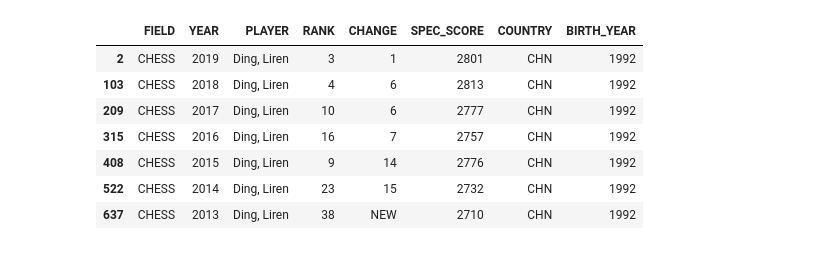
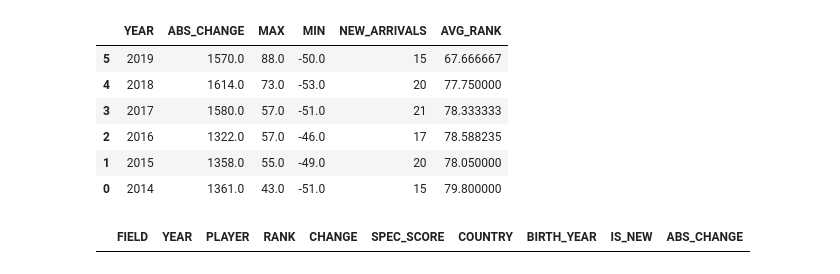
Before and after one commit to jwitt88/ssbm-data-analysis, a Jupyter notebook: rank_sandbox.py.ipynb, the cells around one changed output. Saved outputs shown, nothing was run; the diff lists cells and outputs as text; code cells hidden in the pictures.

```diff
--- a/rank_sandbox.py.ipynb
+++ b/rank_sandbox.py.ipynb
@@ -62,0 +179,4 @@ See the caveats in the documentation: http://pandas.pydata.org/pandas-docs/stabl
+# %%
+df_holdme = df.dropna(subset=['ABS_CHANGE'], axis=0)
+# %%
+df['ABS_CHANGE'] = df_holdme['ABS_CHANGE'].abs()
@@ -62,0 +203,2 @@ See the caveats in the documentation: http://pandas.pydata.org/pandas-docs/stabl
+# %%
+df['CHANGE'] = pd.to_numeric(df['CHANGE'], errors='coerce')
@@ -62,0 +240,10 @@ See the caveats in the documentation: http://pandas.pydata.org/pandas-docs/stabl
+# %%
+meta_df.sort_values(by=['YEAR'], ascending=False)
+# %% [output]
+|  | YEAR | ABS_CHANGE | MAX | MIN | NEW_ARRIVALS | AVG_RANK |
+| 5 | 2019 | 1570.0 | 88.0 | -50.0 | 15 | 67.666667 |
+| 4 | 2018 | 1614.0 | 73.0 | -53.0 | 20 | 77.750000 |
+| 3 | 2017 | 1580.0 | 57.0 | -51.0 | 21 | 78.333333 |
+| 2 | 2016 | 1322.0 | 57.0 | -46.0 | 17 | 78.588235 |
+| 1 | 2015 | 1358.0 | 55.0 | -49.0 | 20 | 78.050000 |
+| 0 | 2014 | 1361.0 | 43.0 | -51.0 | 15 | 79.800000 |
@@ -63,11 +252,7 @@ See the caveats in the documentation: http://pandas.pydata.org/pandas-docs/stabl
+# %%
+df['CHANGE'] = df['CHANGE'].replace(np.nan, 'NEW')
+df['ABS_CHANGE'] = df['ABS_CHANGE'].replace(np.nan, '-')
 # %%
-df[df['PLAYER'] == 'Ding, Liren']
+df[df['PLAYER'] == 'Mango']
 # %% [output]
-|  | FIELD | YEAR | PLAYER | RANK | CHANGE | SPEC_SCORE | COUNTRY | BIRTH_YEAR |
-| 2 | CHESS | 2019 | Ding, Liren | 3 | 1 | 2801 | CHN | 1992 |
-| 103 | CHESS | 2018 | Ding, Liren | 4 | 6 | 2813 | CHN | 1992 |
-| 209 | CHESS | 2017 | Ding, Liren | 10 | 6 | 2777 | CHN | 1992 |
-| 315 | CHESS | 2016 | Ding, Liren | 16 | 7 | 2757 | CHN | 1992 |
-| 408 | CHESS | 2015 | Ding, Liren | 9 | 14 | 2776 | CHN | 1992 |
-| 522 | CHESS | 2014 | Ding, Liren | 23 | 15 | 2732 | CHN | 1992 |
-| 637 | CHESS | 2013 | Ding, Liren | 38 | NEW | 2710 | CHN | 1992 |
+|  | FIELD | YEAR | PLAYER | RANK | CHANGE | SPEC_SCORE | COUNTRY | BIRTH_YEAR | IS_NEW | ABS_CHANGE |
```
Also changed, not shown: parts of 55 cells of this notebook, 5 other files.
